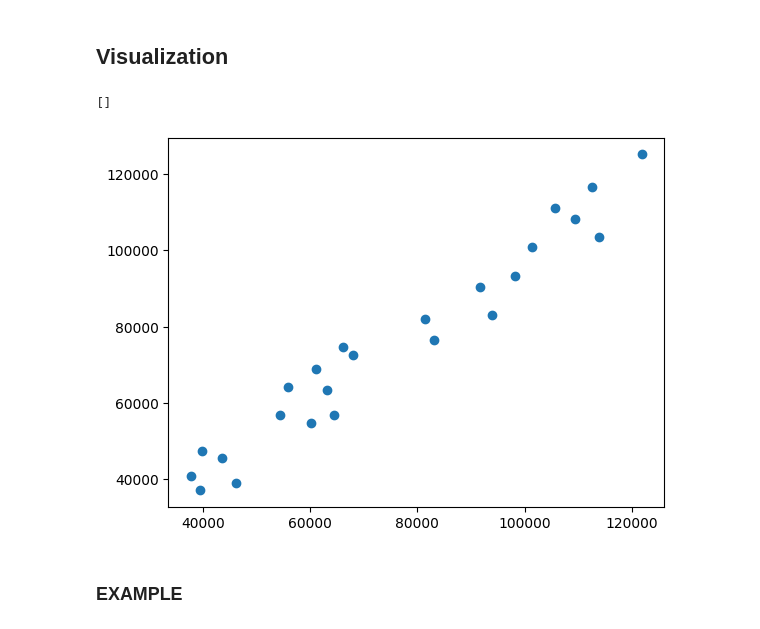
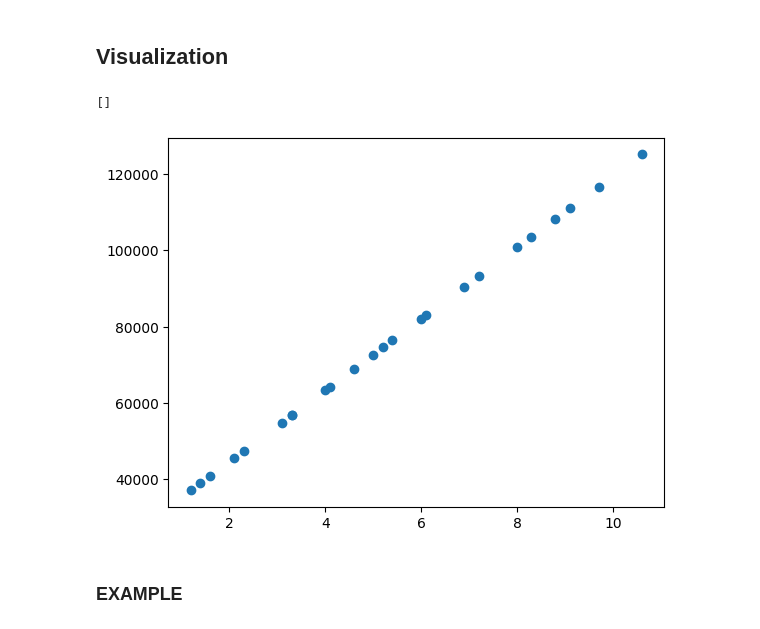
Before and after one commit to timothy777-ux/Salary-prediction-using-ml, a Jupyter notebook: mlmodel.ipynb, the cells around one changed output. Saved outputs shown, nothing was run; the diff lists cells and outputs as text; code cells hidden in the pictures.

```diff
--- a/mlmodel.ipynb
+++ b/mlmodel.ipynb
@@ -120,11 +120,11 @@ Lr_results
 ## Visualization
 # %%
 import matplotlib.pyplot as plt
-plt.scatter(x=y_train,y=y_lr_train_pred)
+plt.scatter(x=x_train,y=y_lr_train_pred)
 plt.plot()
 # %% [output]
 []
-[figure, old version]
+[figure, new version]
 # %% [markdown]
 ### EXAMPLE
 # %%
```
